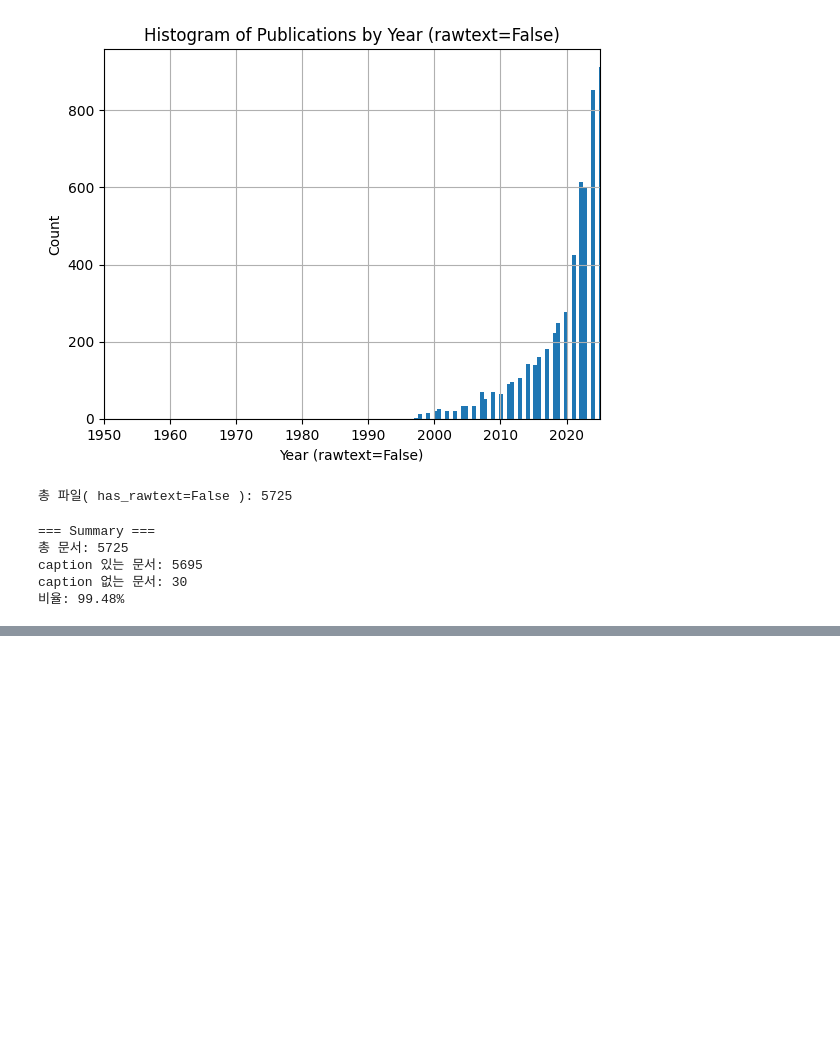
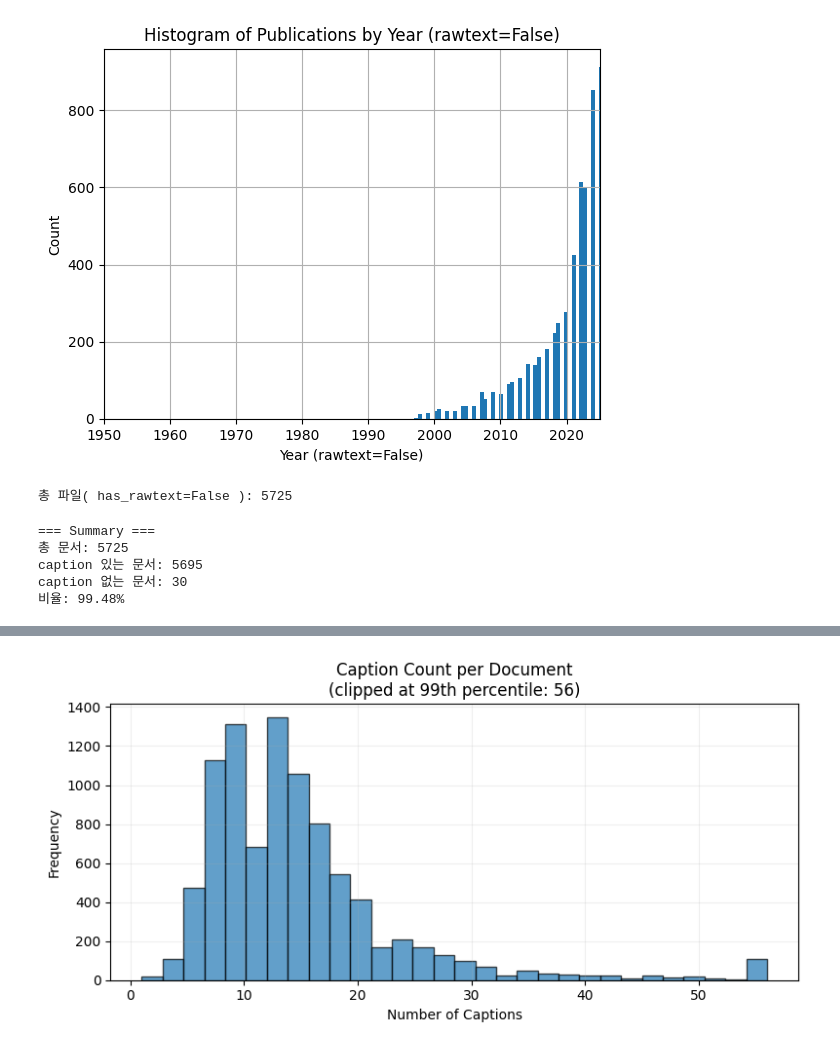
Before and after one commit to dydtkddl/20251202_pyrolysis_data, a Jupyter notebook: try04_20251204/analysis.ipynb, the cells around one changed output, grey strips where cells are left out. Drawn from its saved outputs; the diff is of its cells as text; code cells hidden in the pictures; blank space fills up the shorter version.

```diff
--- a/try04_20251204/analysis.ipynb
+++ b/try04_20251204/analysis.ipynb
@@ -559,0 +1102,86 @@ caption 없는 문서: 30
+# %%
+import pandas as pd
+import matplotlib.pyplot as plt
+import numpy as np
+import ast
+
+# ---------------------------------------------------
+# 1. Load CSV
+# ---------------------------------------------------
+df = pd.read_csv("./merged_caption_output.csv")
+
+# ---------------------------------------------------
+# 2. Parse caption list column safely
+# ---------------------------------------------------
+def parse(x):
+    try:
+        return ast.literal_eval(x)
+    except:
+        return []
+
+cap_lists = df['captions'].apply(parse)
+
+# ---------------------------------------------------
+# 3. Caption count per document
+# ---------------------------------------------------
+counts = cap_lists.apply(len)
+
+# ---------------------------------------------------
+# 3-1. Clip top 1% to improve visualization
+# ---------------------------------------------------
+threshold_counts = np.percentile(counts, 99)
+counts_clipped = np.clip(counts, 0, threshold_counts)
+
+# ---------------------------------------------------
+# 3-2. Plot clipped histogram
+# ---------------------------------------------------
+plt.figure(figsize=(8, 4))
+plt.hist(counts_clipped, bins=30, edgecolor='black', alpha=0.7)
+plt.title(f"Caption Count per Document\n(clipped at 99th percentile: {threshold_counts:.0f})")
+plt.xlabel("Number of Captions")
+plt.ylabel("Frequency")
+plt.grid(alpha=0.2)
+plt.tight_layout()
+plt.show()
+
+print(f"Total documents: {len(df)}")
+print(f"Original mean caption count: {np.mean(counts):.2f}")
+print(f"Clipped mean caption count: {np.mean(counts_clipped):.2f}")
+print(f"99th percentile threshold (counts): {threshold_counts:.0f}")
+print()
+
+# ---------------------------------------------------
+# 4. Flatten all captions into one list
+# ---------------------------------------------------
+all_caps = [c for lst in cap_lists for c in lst if isinstance(c, str)]
+
+# ---------------------------------------------------
+# 5. Caption length distribution
+# ---------------------------------------------------
+lengths = [len(c) for c in all_caps]
+
+# ---------------------------------------------------
+# 5-1. Clip top 1% for caption lengths
+# ---------------------------------------------------
+threshold_lengths = np.percentile(lengths, 99)
+lengths_clipped = np.clip(lengths, 0, threshold_lengths)
+
+# ---------------------------------------------------
+# 5-2. Plot clipped caption length histogram
+# ---------------------------------------------------
+plt.figure(figsize=(8, 4))
+plt.hist(lengths_clipped, bins=30, edgecolor='black', alpha=0.7)
+plt.title(f"Caption Length Distribution (Characters)\n(clipped at 99th percentile: {threshold_lengths:.0f})")
+plt.xlabel("Caption Length (chars)")
+plt.ylabel("Frequency")
+plt.grid(alpha=0.2)
+plt.tight_layout()
+plt.show()
+
+print(f"Total captions: {len(all_caps)}")
+print(f"Original mean caption length: {np.mean(lengths):.2f} chars")
+print(f"Clipped mean caption length: {np.mean(lengths_clipped):.2f} chars")
+print(f"99th percentile threshold (lengths): {threshold_lengths:.0f} chars")
+print(f"Max original caption length: {np.max(lengths)} chars")
+# %% [output]
+[figure, added]
```
Also changed, not shown: parts of 9 cells of this notebook, 4 other files.
